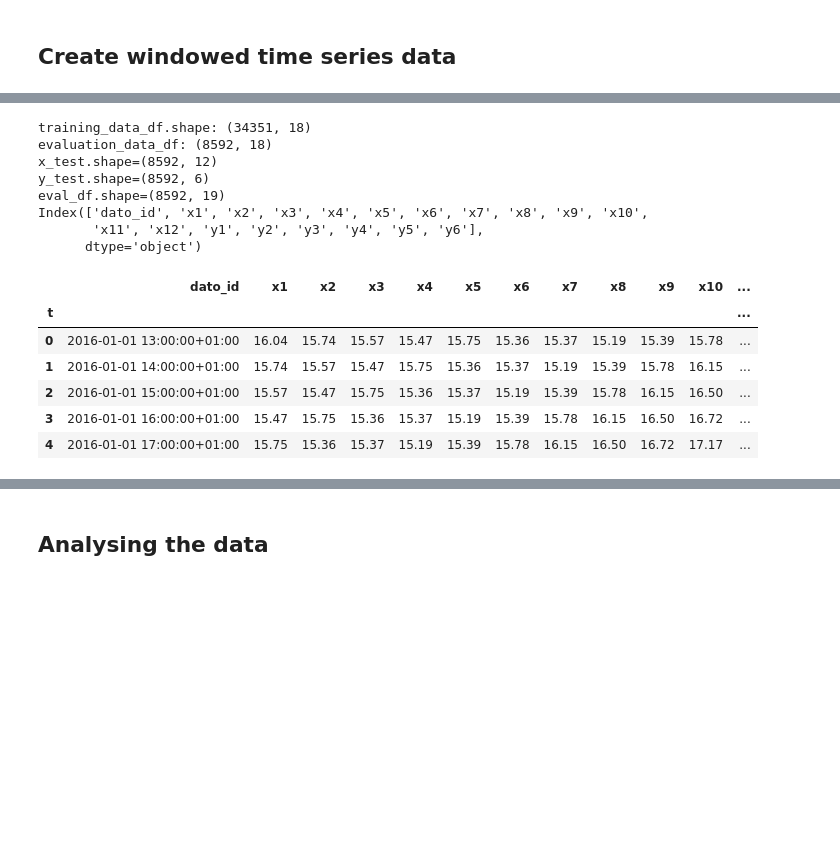
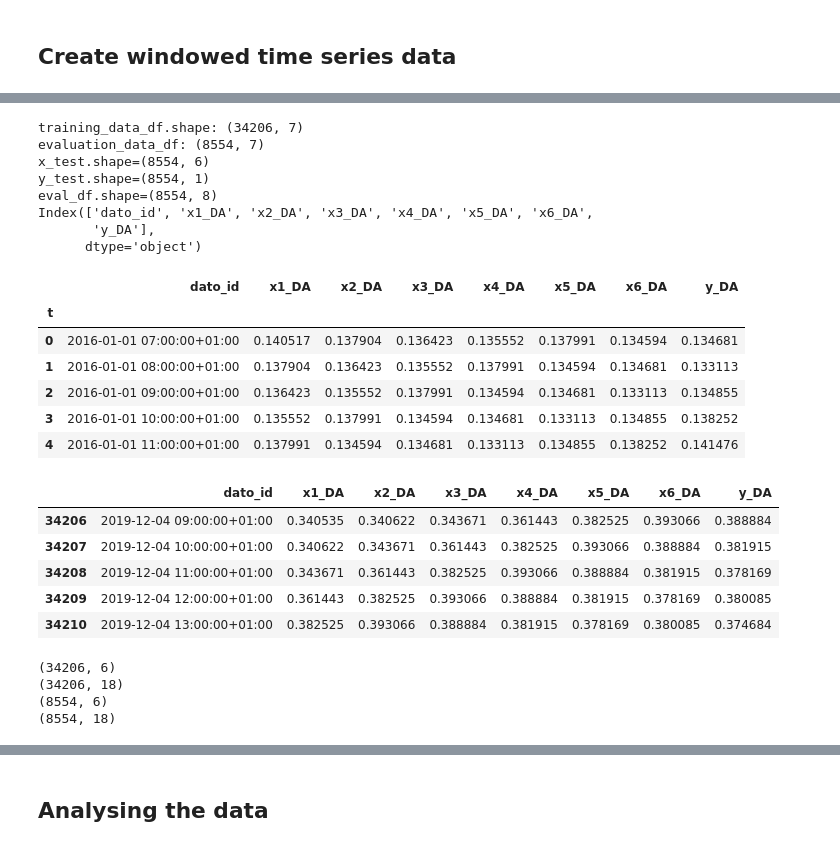
Before and after one commit to AndreasBordvik/FYS-STK4155-Prj3_report, a Jupyter notebook: code/LSTM_alternative/Time_series.ipynb, the cells around one changed output, grey strips where cells are left out. Drawn from its saved outputs; the diff is of its cells as text; code cells hidden in the pictures; blank space fills up the shorter version.

```diff
--- a/code/LSTM_alternative/Time_series.ipynb
+++ b/code/LSTM_alternative/Time_series.ipynb
@@ -38,11 +29,26 @@ def RMSE(true, predicted):
 # %%
 # Training data
-training_df = pd.read_csv("entsoe_dataset_main.csv")[["NO5_day_ahead_prices","dato_id"]][0:-8760]; print(training_df.shape)
+training_df = pd.read_csv("entsoe_dataset_main_test.csv")[["NO5_day_ahead_prices", "NO5_generation_actual","NO5_Actual Load", "dato_id"]][0:-8760]; print(training_df.shape)
+
+scaler = MinMaxScaler()
+
+print("***",training_df["NO5_day_ahead_prices"].values.reshape(-1,1).shape)
+
+training_df["NO5_day_ahead_prices"] = scaler.fit_transform(training_df["NO5_day_ahead_prices"].values.reshape(-1,1))
+training_df["NO5_generation_actual"] = scaler.fit_transform(training_df["NO5_generation_actual"].values.reshape(-1,1))
+training_df["NO5_Actual Load"] = scaler.fit_transform(training_df["NO5_Actual Load"].values.reshape(-1,1))
 
 # Forecast solutions
 training_df, forcast_sol_df = train_test_split(training_df, shuffle=False, test_size=0.2, random_state=4155)
 
 # Displaying the loaded data
 display(training_df.tail(3))
+print(training_df.shape)
 display(forcast_sol_df.head(3))
+print(forcast_sol_df.shape)
+
+print(training_df.max())
+print(training_df.min())
+print(forcast_sol_df.max())
+print(forcast_sol_df.min())
 # %% [output]
@@ -146,35 +232,62 @@ def sliding_window_algorithm(raw_data_df, nbf_columns, input_window, output_wind
 # %%
 # Time series slicing parameters
-nbf_features = input_window = 12
-nbf_outputs = output_window = 6
+nbf_features = input_window = 6
+nbf_outputs = output_window = 1
 
 # Creating time series traing and evaluation (test) data besed on sliding window approach
-x_train, y_train, x_test, y_test, train_df, eval_df = create_time_series_data(training_df, forcast_sol_df, nbf_features, nbf_outputs)
-
+x_train, y_train, x_test, y_test, train_df, eval_df = create_time_series_data(training_df,
+                                                                              forcast_sol_df,
+                                                                              nbf_features,
+                                                                              nbf_outputs,
+                                                                              column_key="NO5_day_ahead_prices",
+                                                                              column_suffix="DA",
+                                                                              include_target_outputs=True)
 print(f"{x_test.shape=}")
 print(f"{y_test.shape=}")
 print(f"{eval_df.shape=}")
 print(eval_df.columns)
 
 # Displaying time series data
 train_df.index.name = "t"
 display(train_df.head())
 
 # Save the table.
 train_df.head().to_csv("time_series_data.csv")
+
+
+display(eval_df.head())
 # %% [output]
-training_data_df.shape: (34351, 18)
-evaluation_data_df: (8592, 18)
-x_test.shape=(8592, 12)
-y_test.shape=(8592, 6)
-eval_df.shape=(8592, 19)
-Index(['dato_id', 'x1', 'x2', 'x3', 'x4', 'x5', 'x6', 'x7', 'x8', 'x9', 'x10',
-       'x11', 'x12', 'y1', 'y2', 'y3', 'y4', 'y5', 'y6'],
+training_data_df.shape: (34206, 7)
+evaluation_data_df: (8554, 7)
+x_test.shape=(8554, 6)
+y_test.shape=(8554, 1)
+eval_df.shape=(8554, 8)
+Index(['dato_id', 'x1_DA', 'x2_DA', 'x3_DA', 'x4_DA', 'x5_DA', 'x6_DA',
+       'y_DA'],
       dtype='object')
-|  | dato_id | x1 | x2 | x3 | x4 | x5 | x6 | x7 | x8 | x9 | x10 | ... |
-| t |  |  |  |  |  |  |  |  |  |  |  | ... |
-| 0 | 2016-01-01 13:00:00+01:00 | 16.04 | 15.74 | 15.57 | 15.47 | 15.75 | 15.36 | 15.37 | 15.19 | 15.39 | 15.78 | ... |
-| 1 | 2016-01-01 14:00:00+01:00 | 15.74 | 15.57 | 15.47 | 15.75 | 15.36 | 15.37 | 15.19 | 15.39 | 15.78 | 16.15 | ... |
-| 2 | 2016-01-01 15:00:00+01:00 | 15.57 | 15.47 | 15.75 | 15.36 | 15.37 | 15.19 | 15.39 | 15.78 | 16.15 | 16.50 | ... |
-| 3 | 2016-01-01 16:00:00+01:00 | 15.47 | 15.75 | 15.36 | 15.37 | 15.19 | 15.39 | 15.78 | 16.15 | 16.50 | 16.72 | ... |
-| 4 | 2016-01-01 17:00:00+01:00 | 15.75 | 15.36 | 15.37 | 15.19 | 15.39 | 15.78 | 16.15 | 16.50 | 16.72 | 17.17 | ... |
+|  | dato_id | x1_DA | x2_DA | x3_DA | x4_DA | x5_DA | x6_DA | y_DA |
+| t |  |  |  |  |  |  |  |  |
+| 0 | 2016-01-01 07:00:00+01:00 | 0.140517 | 0.137904 | 0.136423 | 0.135552 | 0.137991 | 0.134594 | 0.134681 |
+| 1 | 2016-01-01 08:00:00+01:00 | 0.137904 | 0.136423 | 0.135552 | 0.137991 | 0.134594 | 0.134681 | 0.133113 |
+| 2 | 2016-01-01 09:00:00+01:00 | 0.136423 | 0.135552 | 0.137991 | 0.134594 | 0.134681 | 0.133113 | 0.134855 |
+| 3 | 2016-01-01 10:00:00+01:00 | 0.135552 | 0.137991 | 0.134594 | 0.134681 | 0.133113 | 0.134855 | 0.138252 |
+| 4 | 2016-01-01 11:00:00+01:00 | 0.137991 | 0.134594 | 0.134681 | 0.133113 | 0.134855 | 0.138252 | 0.141476 |
+|  | dato_id | x1_DA | x2_DA | x3_DA | x4_DA | x5_DA | x6_DA | y_DA |
+| 34206 | 2019-12-04 09:00:00+01:00 | 0.340535 | 0.340622 | 0.343671 | 0.361443 | 0.382525 | 0.393066 | 0.388884 |
+| 34207 | 2019-12-04 10:00:00+01:00 | 0.340622 | 0.343671 | 0.361443 | 0.382525 | 0.393066 | 0.388884 | 0.381915 |
+| 34208 | 2019-12-04 11:00:00+01:00 | 0.343671 | 0.361443 | 0.382525 | 0.393066 | 0.388884 | 0.381915 | 0.378169 |
+| 34209 | 2019-12-04 12:00:00+01:00 | 0.361443 | 0.382525 | 0.393066 | 0.388884 | 0.381915 | 0.378169 | 0.380085 |
+| 34210 | 2019-12-04 13:00:00+01:00 | 0.382525 | 0.393066 | 0.388884 | 0.381915 | 0.378169 | 0.380085 | 0.374684 |
+# %%
+print(x_train.shape)
+x_train = np.concatenate([x_train, x_train_GEN, x_train_LOAD], axis=1)
+print(x_train.shape)
+
+print(x_test.shape)
+x_test = np.concatenate([x_test, x_test_GEN, x_test_LOAD], axis=1)
+print(x_test.shape)
+# %% [output]
+(34206, 6)
+(34206, 18)
+(8554, 6)
+(8554, 18)
```
Also changed, not shown: parts of 37 cells of this notebook, 24 other files.
